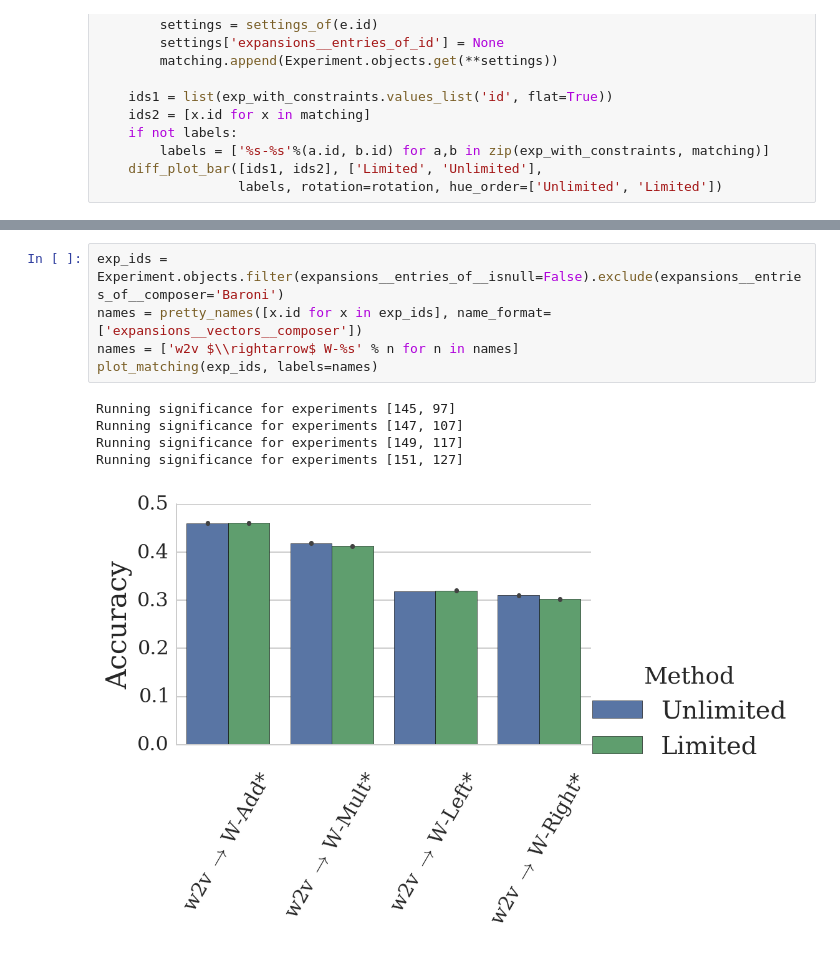
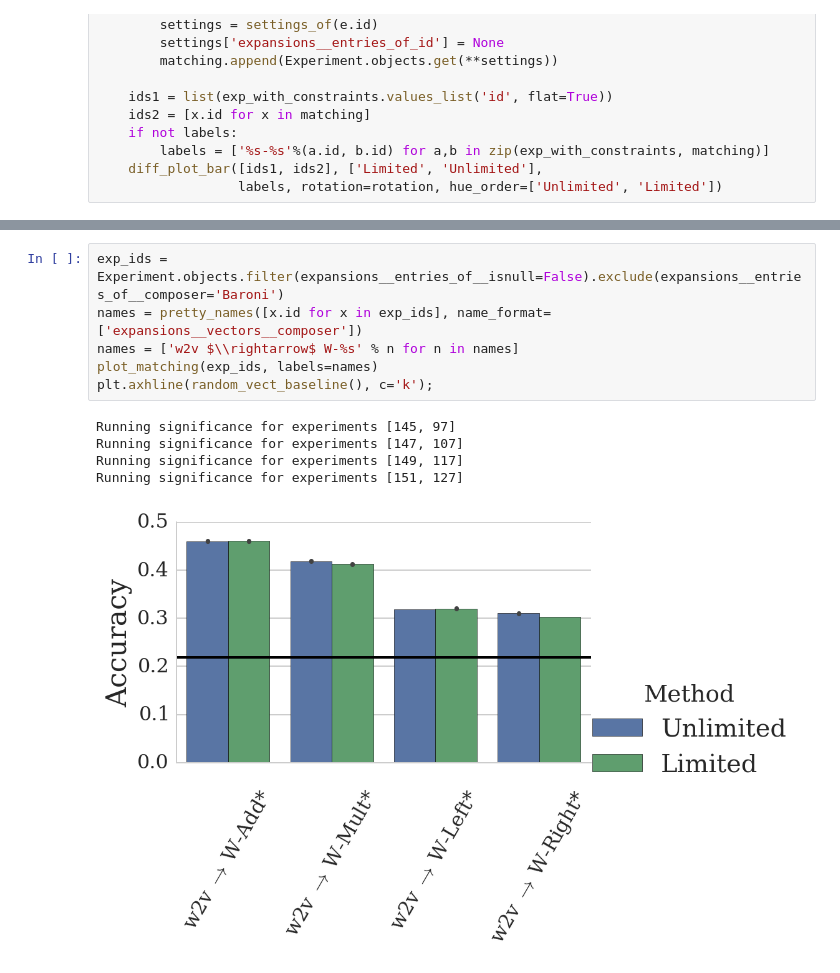
Before and after one commit to mbatchkarov/ExpLosion, a Jupyter notebook: notebooks/reduced_coverage_experiments.ipynb, the cells around one changed output, grey strips where cells are left out. Drawn from its saved outputs; the diff is of its cells as text.

```diff
--- a/notebooks/reduced_coverage_experiments.ipynb
+++ b/notebooks/reduced_coverage_experiments.ipynb
@@ -49,11 +52,12 @@ Running significance for experiments [152, 135]
 # %%
 exp_ids = Experiment.objects.filter(expansions__entries_of__isnull=False).exclude(expansions__entries_of__composer='Baroni')
 names = pretty_names([x.id for x in exp_ids], name_format=['expansions__vectors__composer'])
 names = ['w2v $\\rightarrow$ W-%s' % n for n in names]
 plot_matching(exp_ids, labels=names)
+plt.axhline(random_vect_baseline(), c='k');
 # %% [output]
 Running significance for experiments [145, 97]
 Running significance for experiments [147, 107]
 Running significance for experiments [149, 117]
 Running significance for experiments [151, 127]
-[figure, old version]
+[figure, new version]
```
Also changed, not shown: parts of 2 cells of this notebook.
